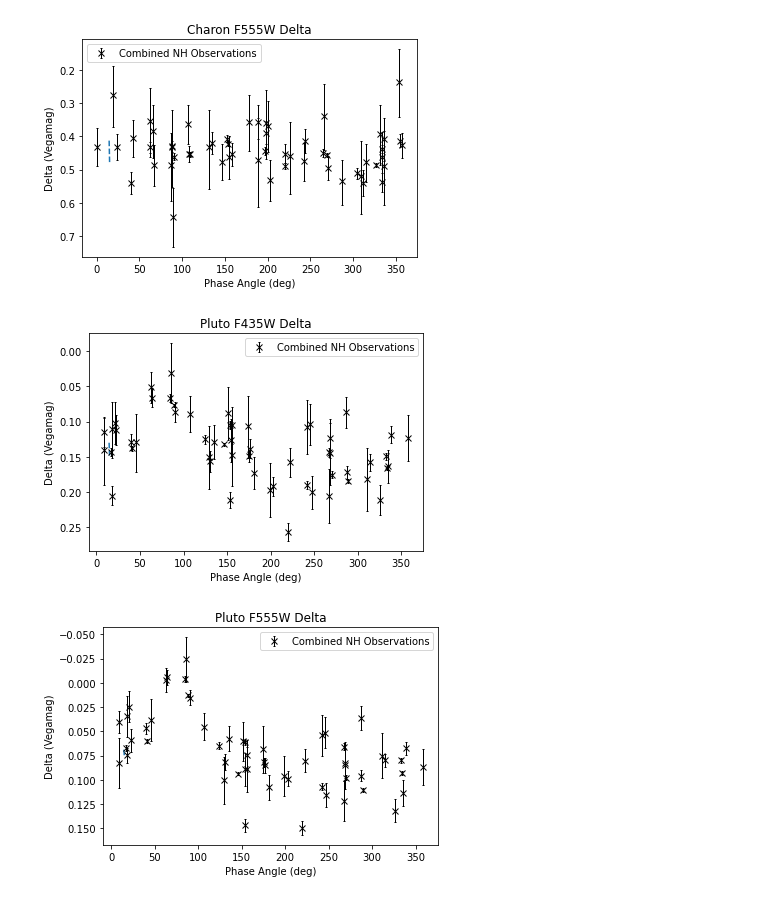
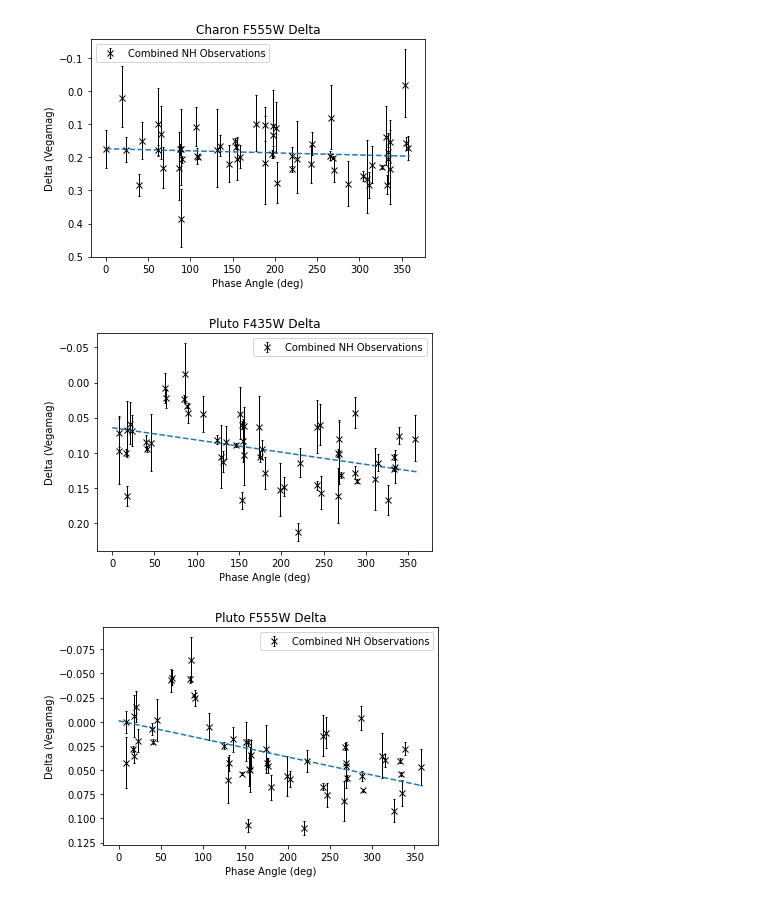
Before and after one commit to TimEwing/pluto, a Jupyter notebook: phase_curve_err.ipynb, the cells around one changed output. Cells and saved outputs as stored; diff of their text form; code cells hidden in the pictures.

Commit message:
Add merging of all errors into a single file

```diff
--- a/phase_curve_err.ipynb
+++ b/phase_curve_err.ipynb
@@ -61,42 +66,37 @@ show_curve("pluto_555")
 # %%
 def show_err(data_file):
     target, bandpass = data_file.split("_")
     target = target.capitalize()
     bandpass = f"F{bandpass}W"
     plt.title(f"{target} {bandpass} Delta")
 
     df = read_file(f"output/{data_file}.json")
-    df_upper_bound = read_file(f"output/{data_file}_upper.json")
-    df_lower_bound = read_file(f"output/{data_file}_lower.json")
-
-    upper_err = df_upper_bound.multi_vegamag_delta - df.multi_vegamag_delta
-    lower_err = df.multi_vegamag_delta - df_lower_bound.multi_vegamag_delta
-    yerr = [lower_err, upper_err]
+    yerr = [df.multi_vegamag_buie_delta_sigma_plus, df.multi_vegamag_buie_delta_sigma_minus]
 
 
-    plt.errorbar(df.lon, df.multi_vegamag_delta, yerr=yerr,
+    plt.errorbar(df.lon, df.multi_vegamag_buie_delta, yerr=yerr,
                  fmt='x', c='black', elinewidth=1, capsize=1,
                  label='Combined NH Observations')
 
     # Fits
-    fit = np.polyfit(df.phase, df.multi_vegamag_delta, 1)
-    x = [df.phase.min(), df.phase.max()]
-    plt.plot(x, np.poly1d(fit)(x), '--')
+    fit = np.polyfit(df.lon, df.multi_vegamag_buie_delta, 1)
+    xs = [0, 360]
+    plt.plot(xs, [np.poly1d(fit)(x) for x in xs], '--')
 
     plt.xlabel("Phase Angle (deg)")
     plt.ylabel("Delta (Vegamag)")
     plt.legend()
     plt.gca().invert_yaxis()
-    figname = data_file + '_delta.jpg'
+    figname = data_file + '_buie_delta.jpg'
     plt.savefig(figname, bbox_inches='tight')
     plt.show()
 
 
 # show_err("charon_435")
 show_err("charon_555")
 show_err("pluto_435")
 show_err("pluto_555")
 # %% [output]
-[figure, old version]
+[figure, new version]
-[figure, old version]
+[figure, new version]
-[figure, old version]
+[figure, new version]
```
Also changed, not shown: parts of 3 cells of this notebook, 25 other files.
